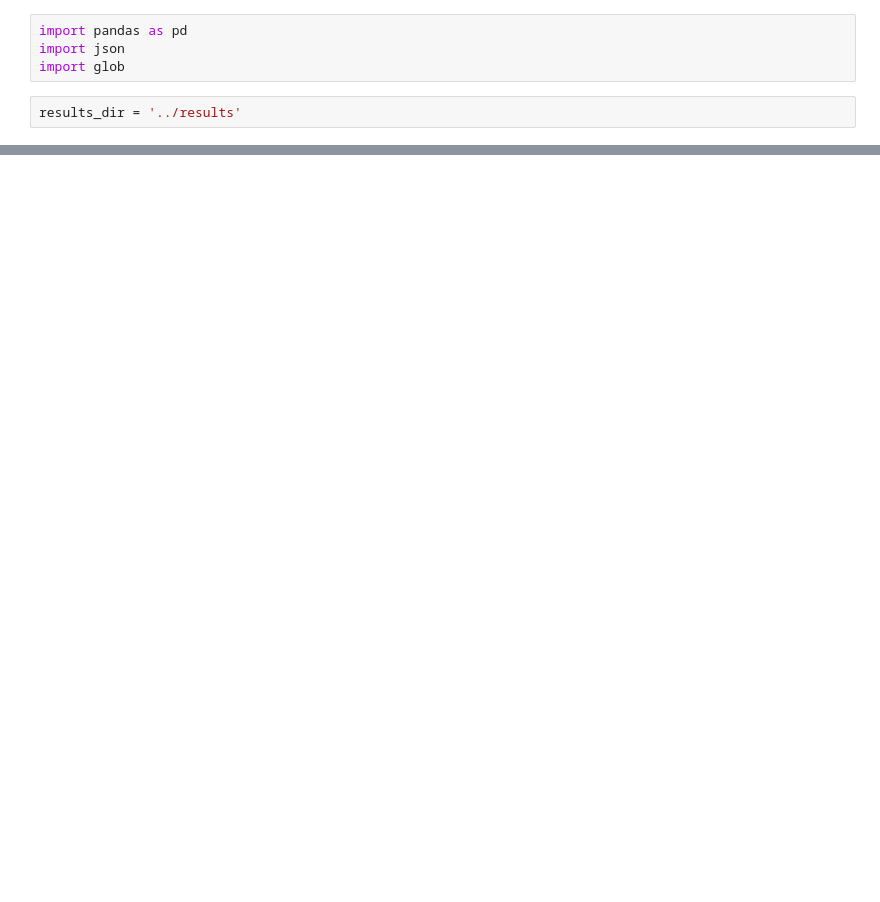
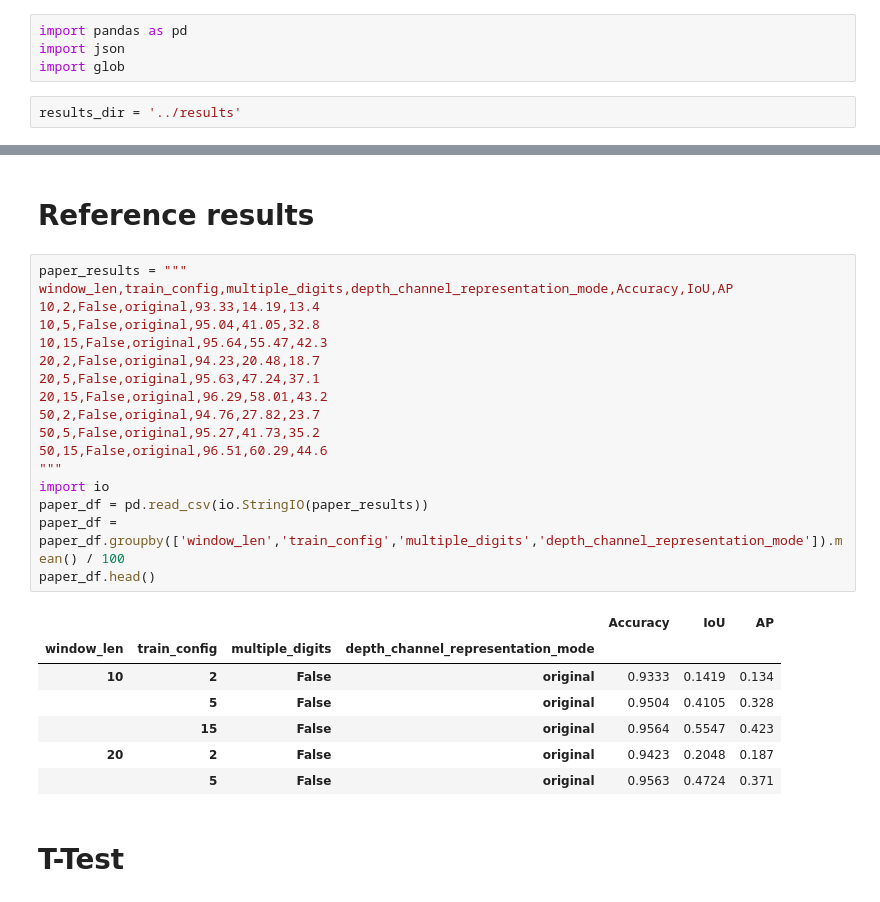
Before and after one commit to EWitting/dsait4205-ev-mask-reproduction, a Jupyter notebook: nbs/process_results.ipynb, the cells around one changed output, grey strips where cells are left out. Cells and saved outputs as stored; diff of their text form; blank space fills up the shorter version.

Commit message:
add statistical testing to process results notebook

```diff
--- a/nbs/process_results.ipynb
+++ b/nbs/process_results.ipynb
@@ -66,0 +64,29 @@ combined
+# %% [markdown]
+# Reference results
+# %%
+paper_results = """
+window_len,train_config,multiple_digits,depth_channel_representation_mode,Accuracy,IoU,AP
+10,2,False,original,93.33,14.19,13.4
+10,5,False,original,95.04,41.05,32.8
+10,15,False,original,95.64,55.47,42.3
+20,2,False,original,94.23,20.48,18.7
+20,5,False,original,95.63,47.24,37.1
+20,15,False,original,96.29,58.01,43.2
+50,2,False,original,94.76,27.82,23.7
+50,5,False,original,95.27,41.73,35.2
+50,15,False,original,96.51,60.29,44.6
+"""
+import io
+paper_df = pd.read_csv(io.StringIO(paper_results))
+paper_df = paper_df.groupby(['window_len','train_config','multiple_digits','depth_channel_representation_mode']).mean() / 100
+paper_df.head()
+# %% [output]
+|  |  |  |  | Accuracy | IoU | AP |
+| window_len | train_config | multiple_digits | depth_channel_representation_mode |  |  |  |
+| 10 | 2 | False | original | 0.9333 | 0.1419 | 0.134 |
+|  | 5 | False | original | 0.9504 | 0.4105 | 0.328 |
+|  | 15 | False | original | 0.9564 | 0.5547 | 0.423 |
+| 20 | 2 | False | original | 0.9423 | 0.2048 | 0.187 |
+|  | 5 | False | original | 0.9563 | 0.4724 | 0.371 |
+# %% [markdown]
+# T-Test
```
Also changed, not shown: parts of 8 cells of this notebook.
